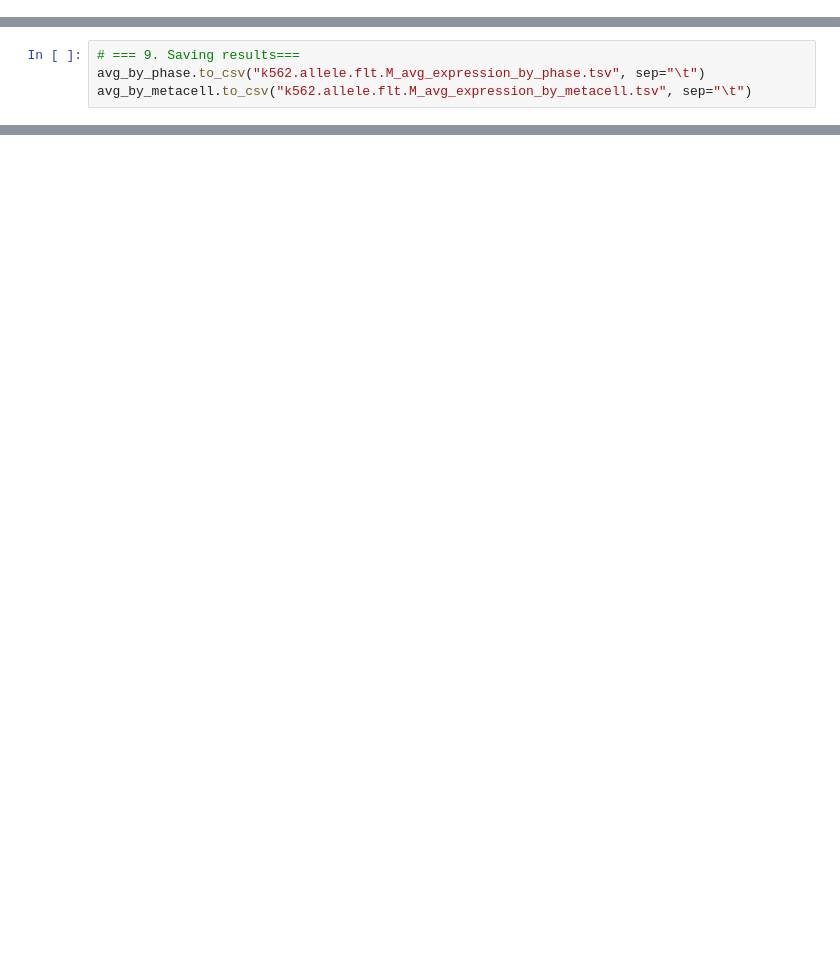
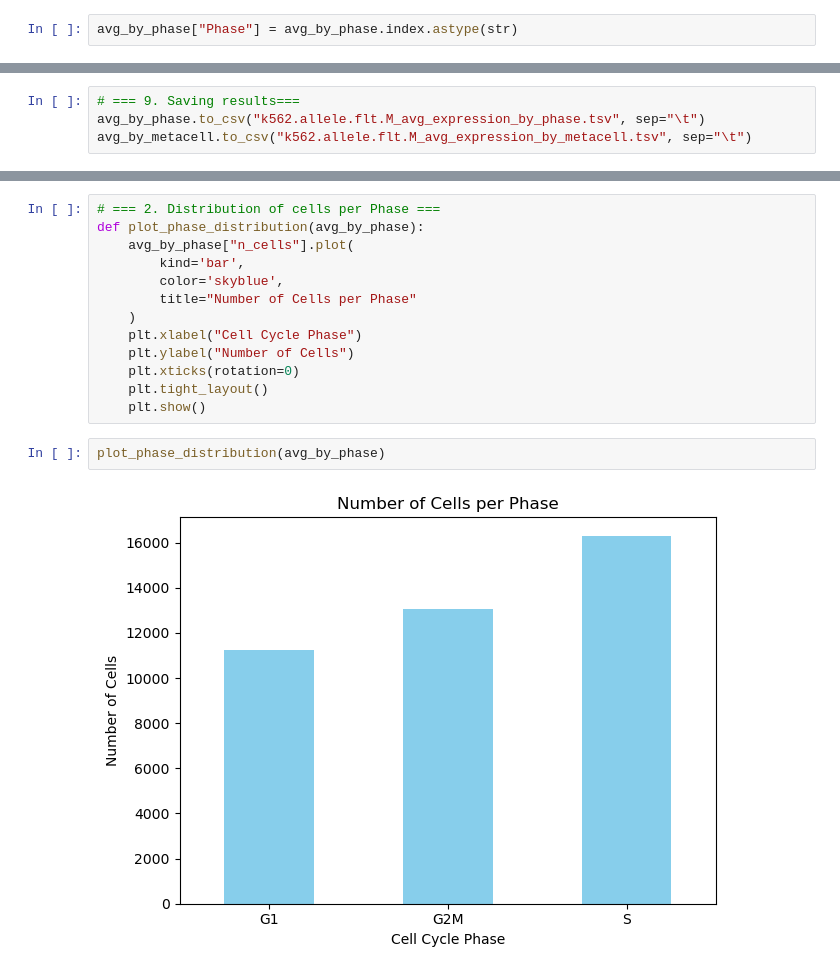
Before and after one commit to SFGLab/Team8_PhaseSpecific_Chromatin_Changes, a Jupyter notebook: Agregation.ipynb, the cells around one changed output, grey strips where cells are left out. Saved outputs shown, nothing was run; the diff lists cells and outputs as text; blank space fills up the shorter version.

```diff
--- a/Agregation.ipynb
+++ b/Agregation.ipynb
@@ -131,0 +103,2 @@ avg_by_metacell
+# %%
+avg_by_phase["Phase"] = avg_by_phase.index.astype(str)
@@ -166,0 +141,17 @@ avg_by_metacell.to_csv("k562.allele.flt.M_avg_expression_by_metacell.tsv", sep="
+# %%
+# === 2. Distribution of cells per Phase ===
+def plot_phase_distribution(avg_by_phase):
+    avg_by_phase["n_cells"].plot(
+        kind='bar',
+        color='skyblue',
+        title="Number of Cells per Phase"
+    )
+    plt.xlabel("Cell Cycle Phase")
+    plt.ylabel("Number of Cells")
+    plt.xticks(rotation=0)
+    plt.tight_layout()
+    plt.show()
+# %%
+plot_phase_distribution(avg_by_phase)
+# %% [output]
+[figure, added]
```
Also changed, not shown: parts of 18 cells of this notebook, 4 other files.
